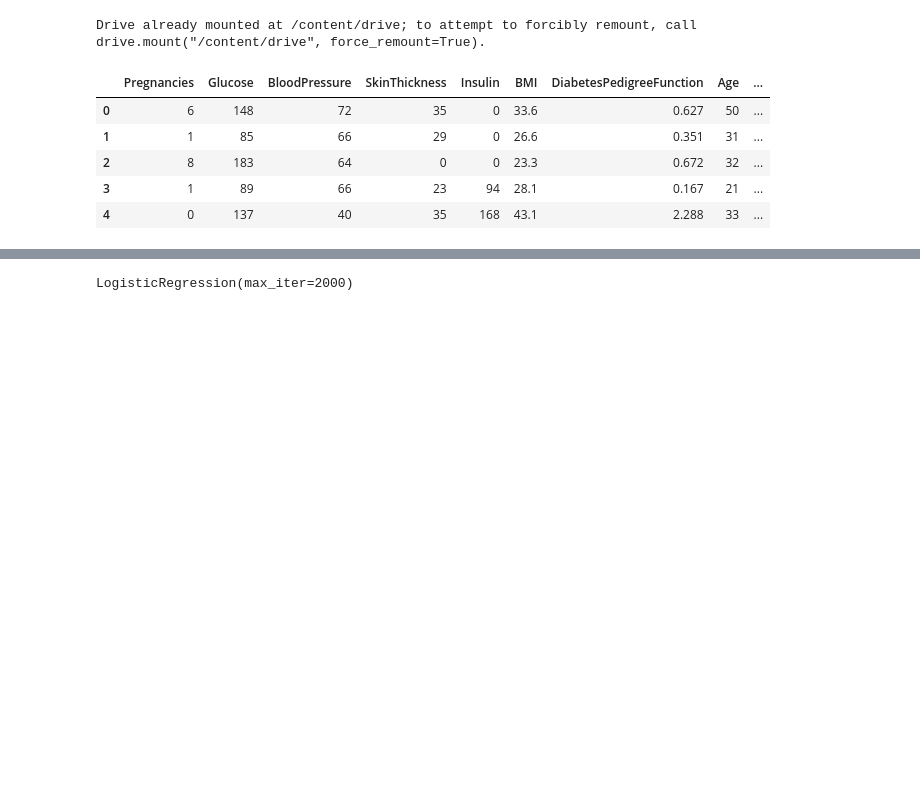
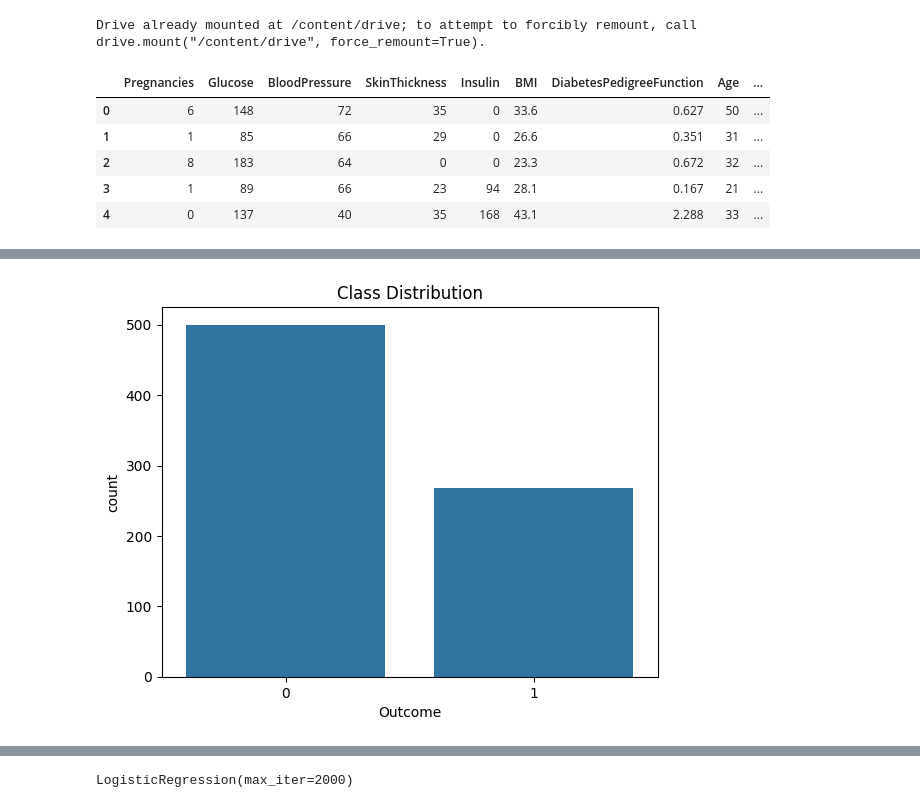
Before and after one commit to hridibazaman03/220142_Logistic, a Jupyter notebook: 220142_LogisticRegression.ipynb, the cells around one changed output, grey strips where cells are left out. Cells and saved outputs as stored; diff of their text form; code cells hidden in the pictures; blank space fills up the shorter version.

```diff
--- a/220142_LogisticRegression.ipynb
+++ b/220142_LogisticRegression.ipynb
@@ -42,0 +68,7 @@ Name: count, dtype: int64
+# %%
+sns.countplot(x='Outcome', data=df)
+
+plt.title("Class Distribution")
+plt.show()
+# %% [output]
+[figure, added]
```
Also changed, not shown: parts of 4 cells of this notebook.
